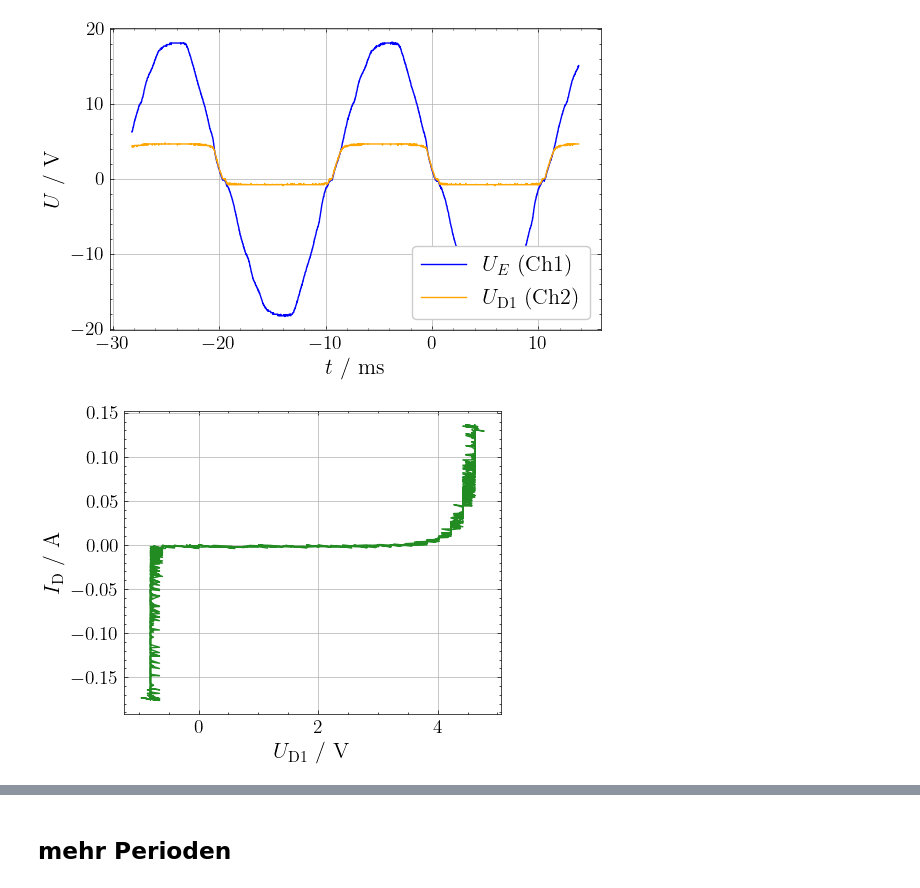
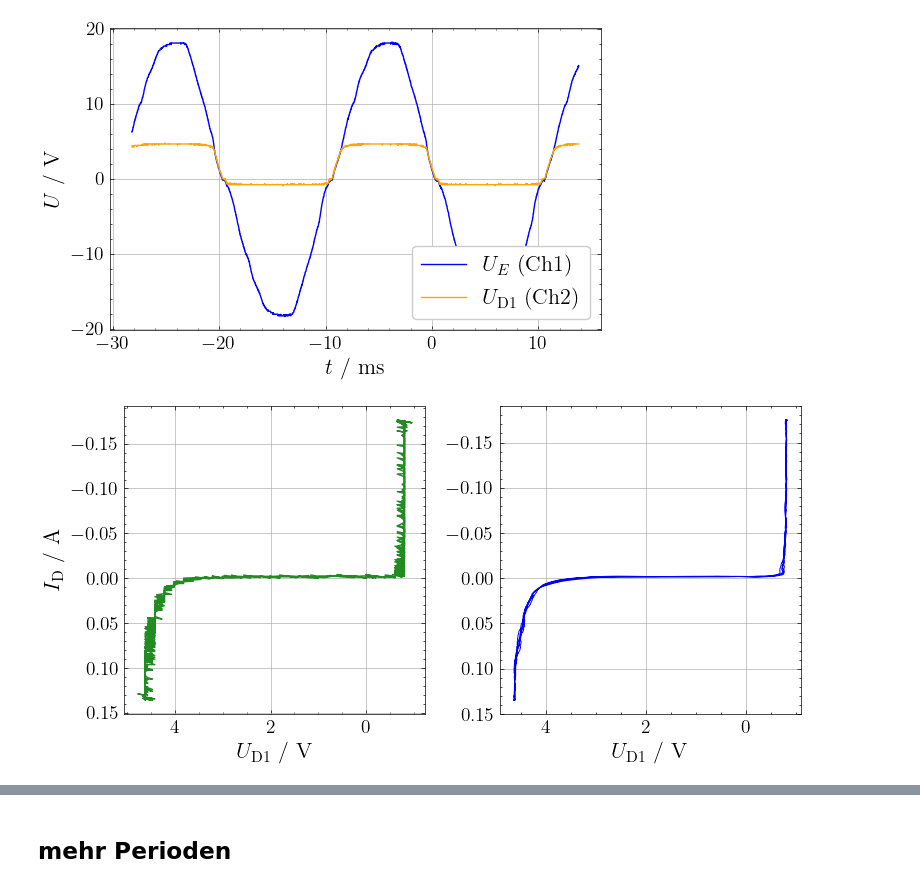
Before and after one commit to eudaemon3/Labor-Experimentalphysik-2, a Jupyter notebook: 05_Halbleiterdiode/Auswertung.ipynb, the cells around one changed output, grey strips where cells are left out. Saved outputs shown, nothing was run; the diff lists cells and outputs as text; code cells hidden in the pictures.

Commit message:
work on halbleiterdiode, alle plots fertig für auswertung

```diff
--- a/05_Halbleiterdiode/Auswertung.ipynb
+++ b/05_Halbleiterdiode/Auswertung.ipynb
@@ -132,12 +112,24 @@ plt.show()
 1.2 0.36055276470000003
 [figure]
 # %%
-plt.figure(figsize=(5,4))
-plt.plot(U_D1, I, color='forestgreen', linewidth=1)
-plt.xlabel(r'$U_\text{D1}$ / V', fontsize=16)
-plt.ylabel(r'$I_\text{D}$ / A', fontsize=16)
-plt.grid(True)
+fig, (ax1, ax2) = plt.subplots(1,2, figsize=(8,4))
+
+ax1.plot(U_D1, I, color='forestgreen', linewidth=1)
+ax1.invert_xaxis()
+ax1.invert_yaxis()
+ax1.set_xlabel(r'$U_\text{D1}$ / V', fontsize=16)
+ax1.set_ylabel(r'$I_\text{D}$ / A', fontsize=16)
+ax1.grid(True)
+
+I_smooth = savgol_filter(I, window_length=31, polyorder=2)
+U_smooth = savgol_filter(U_D1, window_length=31, polyorder=2)
+
+ax2.invert_xaxis()
+ax2.invert_yaxis()
+ax2.plot(U_smooth, I_smooth, '-', color='blue', linewidth=0.7, label='Geglättet (Savitzky-Golay)')
+ax2.set_xlabel(r'$U_\text{D1}$ / V', fontsize=16)
+ax2.grid(True)
 plt.tight_layout()
 plt.show()
 # %% [output]
-[figure, old version]
+[figure, new version]
```
Also changed, not shown: parts of 11 cells of this notebook, 43 other files.
